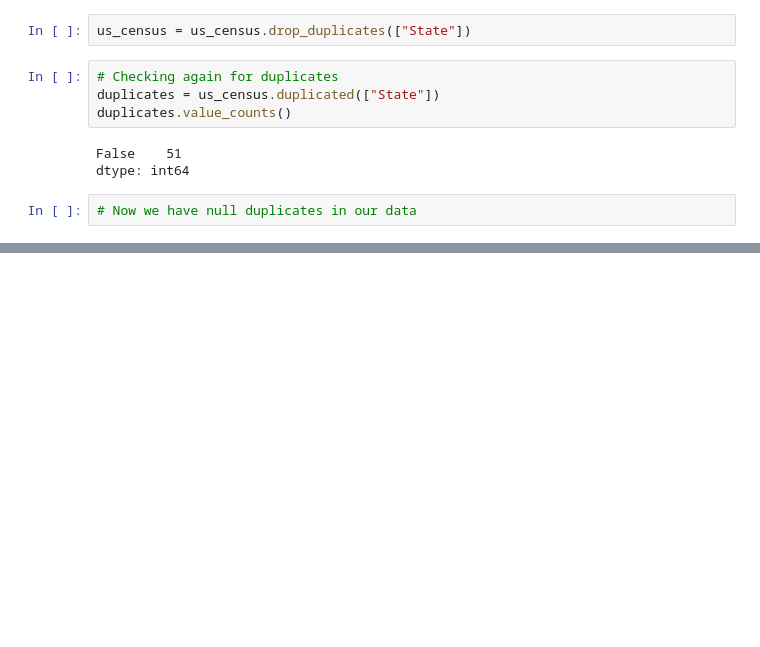
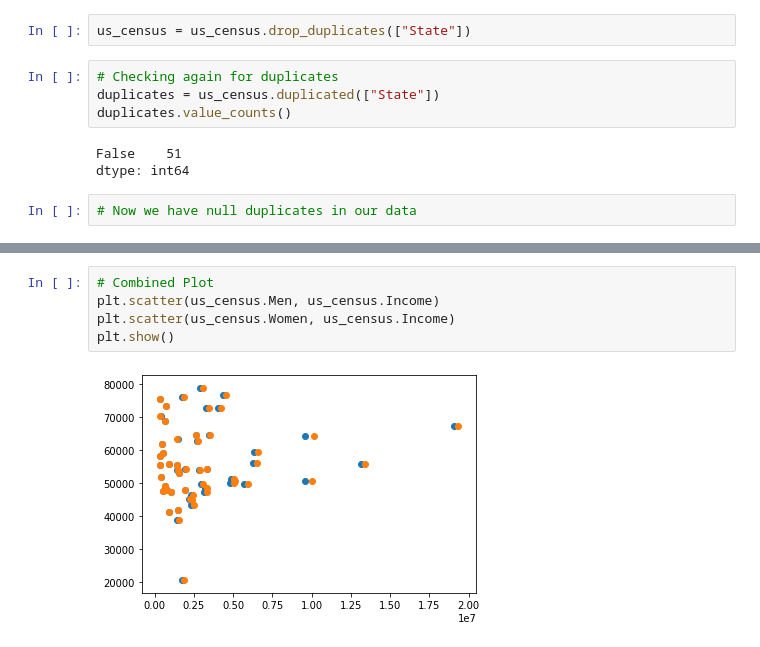
Before and after one commit to hassan-ak/PIAIC-AI, a Jupyter notebook: Q2/Classes/Pandas/assignment/assignment1/PIAIC53818_Assignment01_Pandas.ipynb, the cells around one changed output, grey strips where cells are left out. Cells and saved outputs as stored; diff of their text form; blank space fills up the shorter version.

```diff
--- a/Q2/Classes/Pandas/assignment/assignment1/PIAIC53818_Assignment01_Pandas.ipynb
+++ b/Q2/Classes/Pandas/assignment/assignment1/PIAIC53818_Assignment01_Pandas.ipynb
@@ -416,0 +433,7 @@ dtype: int64
+# %%
+# Combined Plot
+plt.scatter(us_census.Men, us_census.Income)
+plt.scatter(us_census.Women, us_census.Income)
+plt.show()
+# %% [output]
+[figure, added]
```
Also changed, not shown: parts of 4 cells of this notebook.
